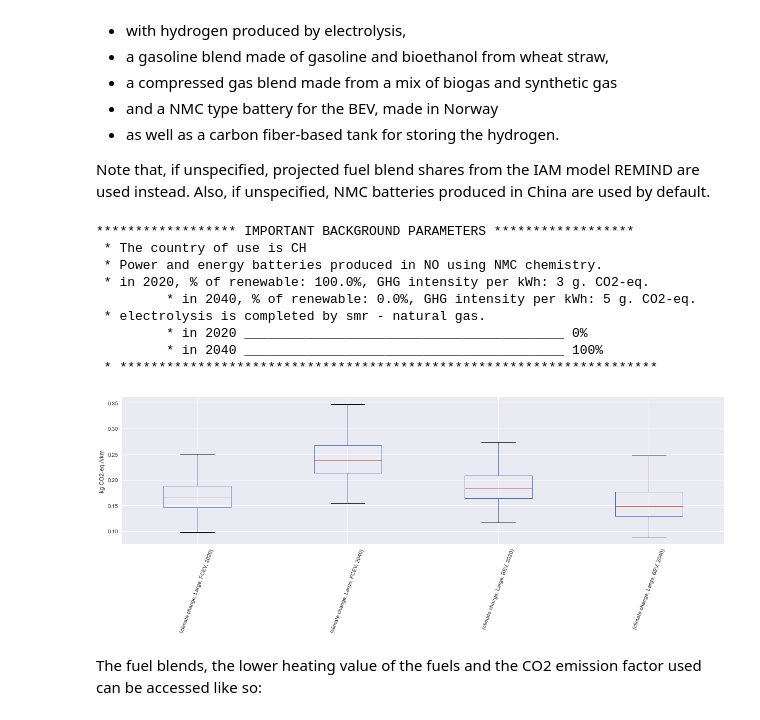
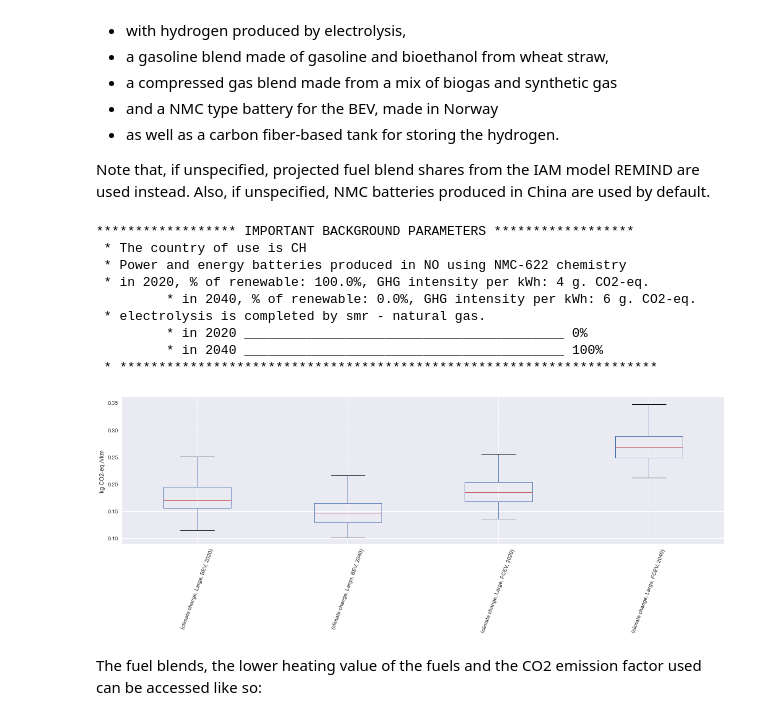
Before and after one commit to romainsacchi/carculator, a Jupyter notebook: examples/Examples.ipynb, the cells around one changed output. Drawn from its saved outputs; the diff is of its cells as text; code cells hidden in the pictures.

```diff
--- a/examples/Examples.ipynb
+++ b/examples/Examples.ipynb
@@ -918,7 +938,7 @@ Also, if unspecified, NMC batteries produced in China are used by default.
 from carculator import *
 import matplotlib.pyplot as plt
 cip = CarInputParameters()
-cip.stochastic(3000)
+cip.stochastic(500)
 
 scope = {
     'powertrain':['BEV', 'FCEV'],
@@ -932,8 +952,8 @@ cm.set_all()
 
 bc = {'country':'CH', # considers electricity network losses for Switzerland
       'custom electricity mix' : [
-          [1,0,0,0,0,0,0,0,0,0,0,0,0,0,0], # in this case, 100% hydropower for the first year
-          [0,1,0,0,0,0,0,0,0,0,0,0,0,0,0], # in this case, 100% nuclear for the second year
+          [1,0,0,0,0,0,0,0,0,0,0,0,0,0,0,0,0,0,0,0,0], # in this case, 100% hydropower for the first year
+          [0,1,0,0,0,0,0,0,0,0,0,0,0,0,0,0,0,0,0,0,0], # in this case, 100% nuclear for the second year
         ],
       'fuel blend':{
           'cng':{ #specify fuel blend for compressed gas cars
@@ -959,39 +979,39 @@ bc = {'country':'CH', # considers electricity network losses for Switzerland
         'hydrogen':{
                 'primary fuel':{'type':'electrolysis', 'share':[1, 0]},
                 'secondary fuel':{'type':'smr - natural gas', 'share':[0, 1]}
                 }
             },
       'energy storage': {
           'electric': {
-              'type':'NMC', # <-- here we specify thw battery chemistry
+              'type':'NMC-622', # <-- here we specify the battery chemistry
               'origin': 'NO' # <-- and the location of manufacture, which we influence the electricity and heat used
           },
           'hydrogen': {
-              'type':'carbon fiber' # <-- here we specify a Type IV carbon fiber hydrogne tank
+              'type':'carbon fiber' # <-- here we specify a Type IV carbon fiber hydrogen tank
           }
       }
      }
 
 ic = InventoryCalculation(cm.array, background_configuration = bc)
 results = ic.calculate_impacts()
 
 data_MC = results.sel(impact_category='climate change').sum(axis=3).to_dataframe('climate change')
 plt.style.use('seaborn')
 data_MC.unstack(level=[0,1,2]).boxplot(showfliers=False, figsize=(20,5))
 plt.xticks(rotation=70)
 plt.ylabel('kg CO2-eq./vkm')
 plt.show()
 # %% [output]
 ****************** IMPORTANT BACKGROUND PARAMETERS ******************
  * The country of use is CH
- * Power and energy batteries produced in NO using NMC chemistry.
- * in 2020, % of renewable: 100.0%, GHG intensity per kWh: 3 g. CO2-eq.
-         * in 2040, % of renewable: 0.0%, GHG intensity per kWh: 5 g. CO2-eq.
+ * Power and energy batteries produced in NO using NMC-622 chemistry
+ * in 2020, % of renewable: 100.0%, GHG intensity per kWh: 4 g. CO2-eq.
+         * in 2040, % of renewable: 0.0%, GHG intensity per kWh: 6 g. CO2-eq.
  * electrolysis is completed by smr - natural gas.
          * in 2020 _________________________________________ 0%
          * in 2040 _________________________________________ 100%
  * *********************************************************************
-[figure, old version]
+[figure, new version]
 # %% [markdown]
 The fuel blends, the lower heating value of the fuels and the CO2 emission factor used can be accessed like so:
 # %%
```
Also changed, not shown: parts of 13 cells of this notebook.
